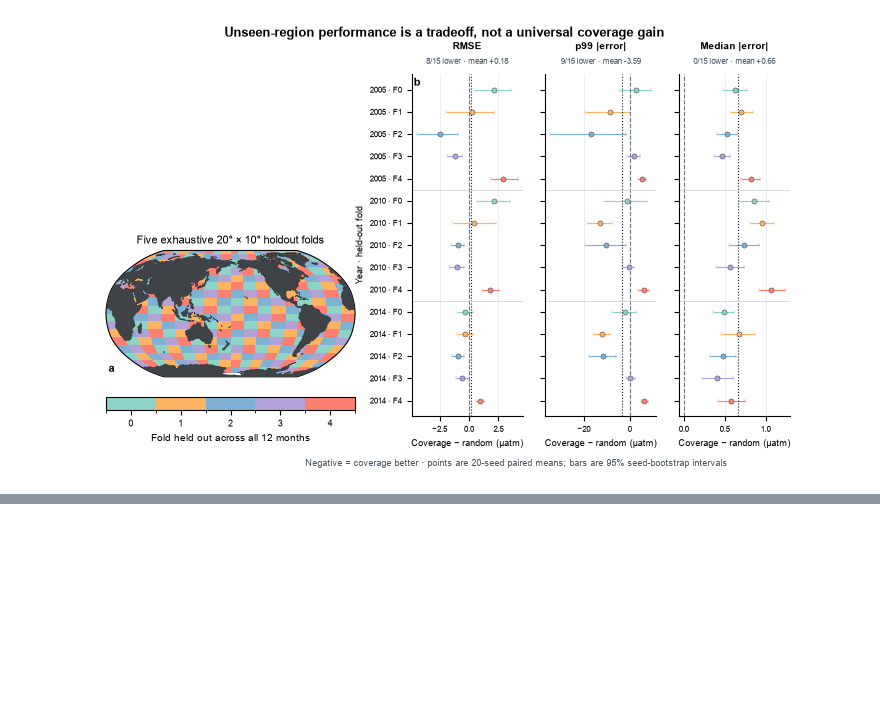
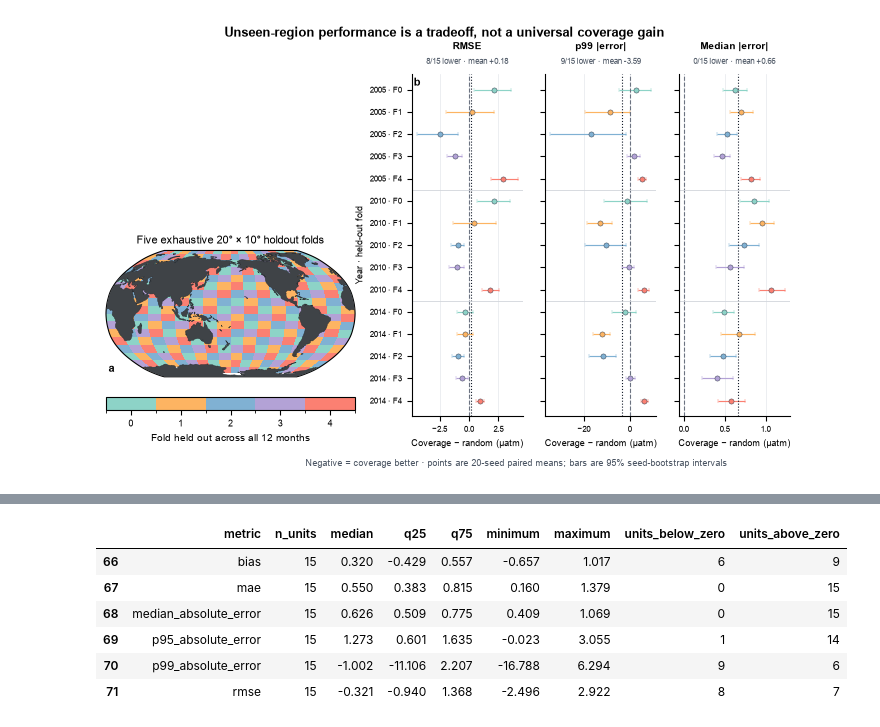
Before and after one commit to BokaiHe/ocean-carbon-sampling, a Jupyter notebook: notebooks/published/osse_visual_story_demo.ipynb, the cells around one changed output, grey strips where cells are left out. Saved outputs shown, nothing was run; the diff lists cells and outputs as text; code cells hidden in the pictures; blank space fills up the shorter version.

```diff
--- a/notebooks/published/osse_visual_story_demo.ipynb
+++ b/notebooks/published/osse_visual_story_demo.ipynb
@@ -175,0 +197,20 @@ This does not invalidate the random hidden-cell result. It defines its boundary:
+# %%
+claim_summary.query(
+    "validation_scheme == 'whole_spatial_blocks' and budget == 5000 and "
+    "comparison == 'spatial_coverage_minus_random'"
+).assign(
+    median=lambda frame: frame['median_difference'].round(3),
+    q25=lambda frame: frame['q25_difference'].round(3),
+    q75=lambda frame: frame['q75_difference'].round(3),
+    minimum=lambda frame: frame['minimum_difference'].round(3),
+    maximum=lambda frame: frame['maximum_difference'].round(3),
+)[['metric', 'n_units', 'median', 'q25', 'q75', 'minimum', 'maximum',
+   'units_below_zero', 'units_above_zero']].sort_values('metric')
+# %% [output]
+|  | metric | n_units | median | q25 | q75 | minimum | maximum | units_below_zero | units_above_zero |
+| 66 | bias | 15 | 0.320 | -0.429 | 0.557 | -0.657 | 1.017 | 6 | 9 |
+| 67 | mae | 15 | 0.550 | 0.383 | 0.815 | 0.160 | 1.379 | 0 | 15 |
+| 68 | median_absolute_error | 15 | 0.626 | 0.509 | 0.775 | 0.409 | 1.069 | 0 | 15 |
+| 69 | p95_absolute_error | 15 | 1.273 | 0.601 | 1.635 | -0.023 | 3.055 | 1 | 14 |
+| 70 | p99_absolute_error | 15 | -1.002 | -11.106 | 2.207 | -16.788 | 6.294 | 9 | 6 |
+| 71 | rmse | 15 | -0.321 | -0.940 | 1.368 | -2.496 | 2.922 | 8 | 7 |
```
Also changed, not shown: parts of 22 cells of this notebook, 11 other files.
